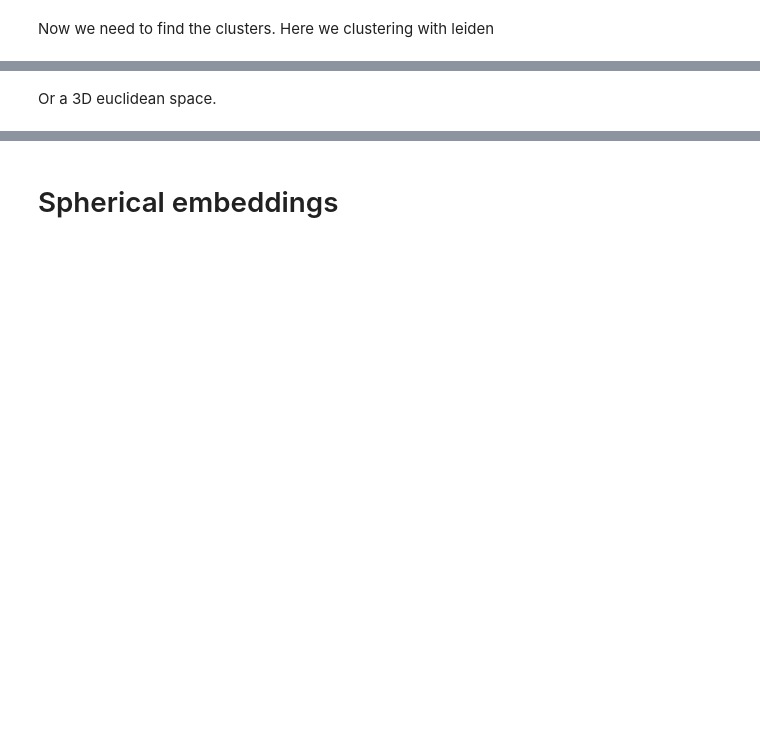
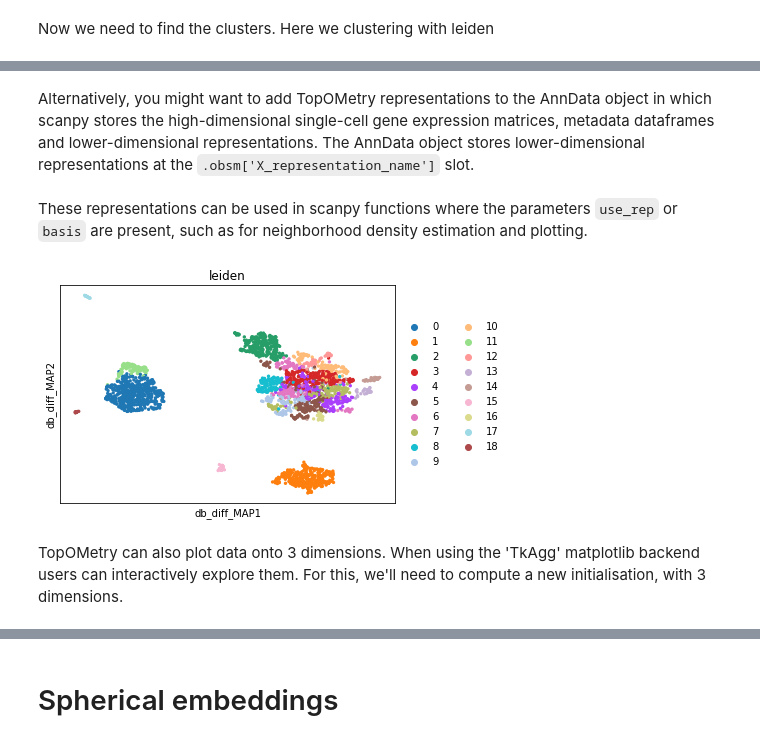
Before and after one commit to davisidarta/topometry, a Jupyter notebook: notebooks/Non_euclidean_tutorial.ipynb, the cells around one changed output, grey strips where cells are left out. Drawn from its saved outputs; the diff is of its cells as text; code cells hidden in the pictures; blank space fills up the shorter version.

```diff
--- a/notebooks/Non_euclidean_tutorial.ipynb
+++ b/notebooks/Non_euclidean_tutorial.ipynb
@@ -64,3 +63,15 @@ tp.pl.scatter(emb_db_diff_map, labels=labels)
-# %% [markdown]
-Or a 3D euclidean space.
+# %% [markdown]
+Alternatively, you might want to add TopOMetry representations to the AnnData object in which scanpy stores the high-dimensional single-cell gene expression matrices, metadata dataframes and lower-dimensional representations.
+The AnnData object stores lower-dimensional representations at the `.obsm['X_representation_name']` slot.
+# %%
+adata.obsm['X_db'] = tg.MSDiffMap
+adata.obsm['X_db_diff_MAP'] = emb_db_diff_map # or tg.db_diff_MAP, as TopOGraph stores it
+# %% [markdown]
+These representations can be used in scanpy functions where the parameters `use_rep` or `basis` are present, such as for neighborhood density estimation and plotting.
+# %%
+sc.pl.embedding(adata, basis='db_diff_MAP', color='leiden')
+# %% [output]
+[figure, added]
+# %% [markdown]
+TopOMetry can also plot data onto 3 dimensions. When using the 'TkAgg' matplotlib backend users can interactively explore them. For this, we'll need to compute a new initialisation, with 3 dimensions.
 # %%
```
Also changed, not shown: parts of 12 cells of this notebook, 18 other files.
